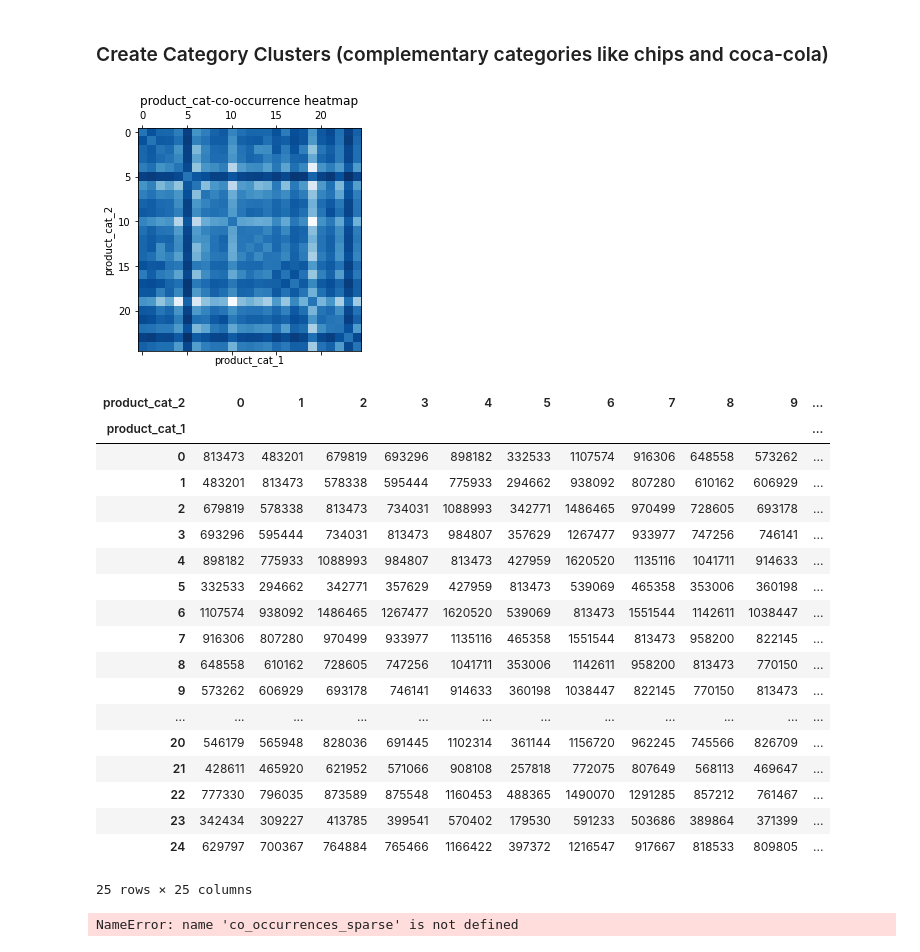
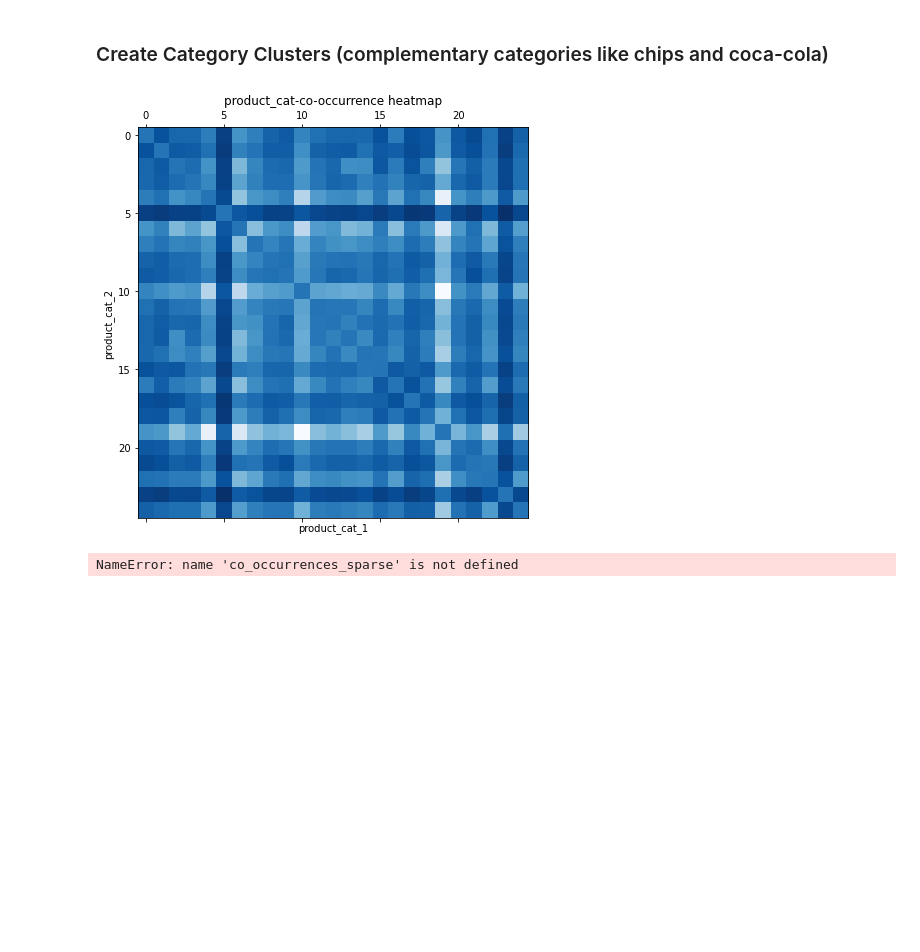
Before and after one commit to leonhagel/mlim-g2, a Jupyter notebook: code/Clustering.ipynb, the cells around one changed output. Cells and saved outputs as stored; diff of their text form; code cells hidden in the pictures; blank space fills up the shorter version.

```diff
--- a/code/Clustering.ipynb
+++ b/code/Clustering.ipynb
@@ -41,5 +42,6 @@ class P2VDataLoader:
 # %%
 #---------------------- Load data for P2V Model ----------------------#
+baskets = pd.read_parquet('../data/baskets.parquet')
 p2v_data_loader = P2VDataLoader(baskets)
 p2v_input = p2v_data_loader.output
 # %% [output]
@@ -166,8 +171,8 @@ class Co_occurence_printer:
         max_non_diagonal = table.mean().mean()
         np.fill_diagonal(table.values, max_non_diagonal)
         dist_table = 1 - table
-        # add figsize option
-        plt.matshow(dist_table, cmap=plt.cm.Blues)
+        matfig = plt.figure(figsize=figsize)
+        plt.matshow(dist_table, cmap=plt.cm.Blues, fignum=matfig.number)
         plt.title(f"{self.member_var}-{self.value} heatmap")
         plt.xlabel(self.member_1)
         plt.ylabel(self.member_2)
@@ -202,29 +192,9 @@ baskets['product_cat'] = pd.cut(baskets['product'], bins=cut_bins, labels=cut_la
 ### Create Category Clusters (complementary categories like chips and coca-cola)
 # %%
 category_co_occurence = Co_occurence_printer(baskets, group_var="basket", member_var="product_cat")
-category_co_occurence.plot_heatmap()
-category_co_occurence.table
+category_co_occurence.plot_heatmap(figsize=(7, 7))
 # %% [output]
-[figure, old version]
+[figure, new version]
-| product_cat_2 | 0 | 1 | 2 | 3 | 4 | 5 | 6 | 7 | 8 | 9 | ... |
-| product_cat_1 |  |  |  |  |  |  |  |  |  |  | ... |
-| 0 | 813473 | 483201 | 679819 | 693296 | 898182 | 332533 | 1107574 | 916306 | 648558 | 573262 | ... |
-| 1 | 483201 | 813473 | 578338 | 595444 | 775933 | 294662 | 938092 | 807280 | 610162 | 606929 | ... |
-| 2 | 679819 | 578338 | 813473 | 734031 | 1088993 | 342771 | 1486465 | 970499 | 728605 | 693178 | ... |
-| 3 | 693296 | 595444 | 734031 | 813473 | 984807 | 357629 | 1267477 | 933977 | 747256 | 746141 | ... |
-| 4 | 898182 | 775933 | 1088993 | 984807 | 813473 | 427959 | 1620520 | 1135116 | 1041711 | 914633 | ... |
-| 5 | 332533 | 294662 | 342771 | 357629 | 427959 | 813473 | 539069 | 465358 | 353006 | 360198 | ... |
-| 6 | 1107574 | 938092 | 1486465 | 1267477 | 1620520 | 539069 | 813473 | 1551544 | 1142611 | 1038447 | ... |
-| 7 | 916306 | 807280 | 970499 | 933977 | 1135116 | 465358 | 1551544 | 813473 | 958200 | 822145 | ... |
-| 8 | 648558 | 610162 | 728605 | 747256 | 1041711 | 353006 | 1142611 | 958200 | 813473 | 770150 | ... |
-| 9 | 573262 | 606929 | 693178 | 746141 | 914633 | 360198 | 1038447 | 822145 | 770150 | 813473 | ... |
-| ... | ... | ... | ... | ... | ... | ... | ... | ... | ... | ... | ... |
-| 20 | 546179 | 565948 | 828036 | 691445 | 1102314 | 361144 | 1156720 | 962245 | 745566 | 826709 | ... |
-| 21 | 428611 | 465920 | 621952 | 571066 | 908108 | 257818 | 772075 | 807649 | 568113 | 469647 | ... |
-| 22 | 777330 | 796035 | 873589 | 875548 | 1160453 | 488365 | 1490070 | 1291285 | 857212 | 761467 | ... |
-| 23 | 342434 | 309227 | 413785 | 399541 | 570402 | 179530 | 591233 | 503686 | 389864 | 371399 | ... |
-| 24 | 629797 | 700367 | 764884 | 765466 | 1166422 | 397372 | 1216547 | 917667 | 818533 | 809805 | ... |
-25 rows × 25 columns
 # %%
 cat_co_occurrences_df = co_occurrences_sparse(
     x=baskets,
```
Also changed, not shown: parts of 7 cells of this notebook, 1 other file.
